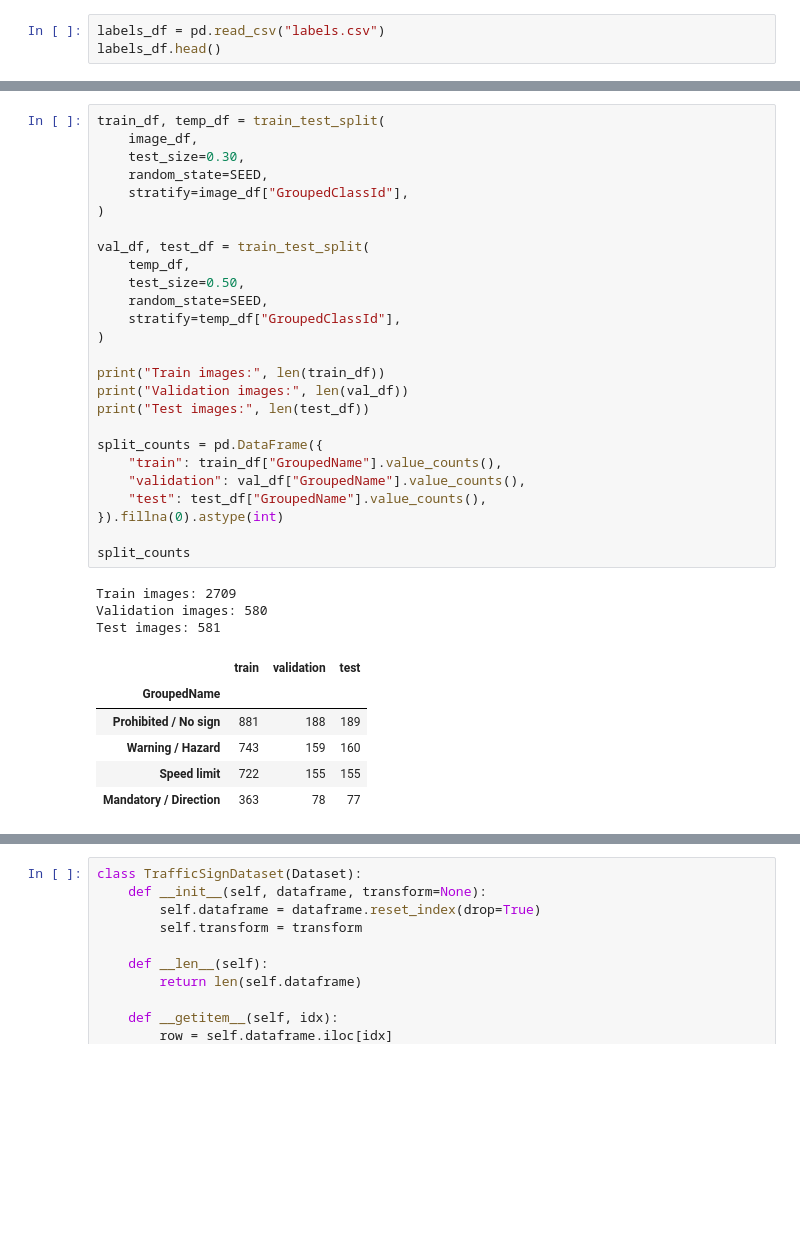
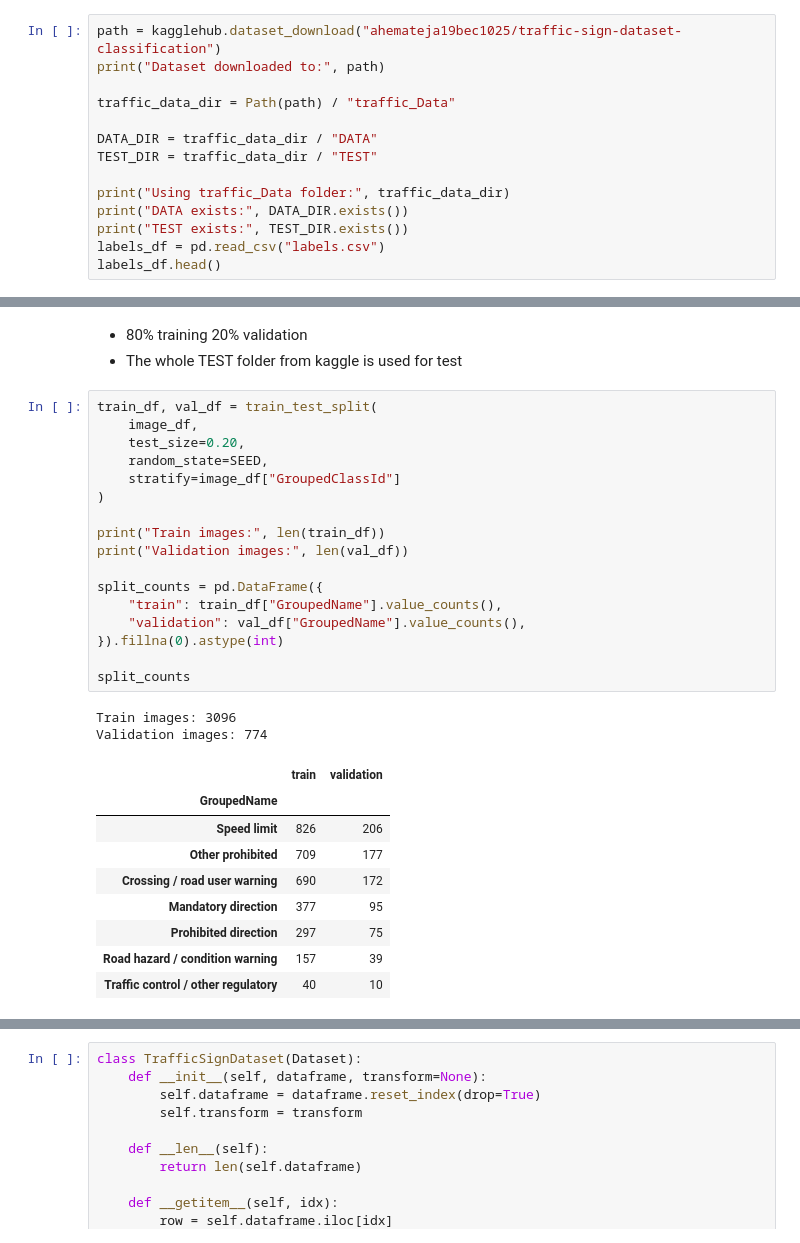
Before and after one commit to toboggann/ProjectT, a Jupyter notebook: py.ipynb, the cells around one changed output, grey strips where cells are left out. Saved outputs shown, nothing was run; the diff lists cells and outputs as text; blank space fills up the shorter version.

```diff
--- a/py.ipynb
+++ b/py.ipynb
@@ -68,4 +53,15 @@ Downloaded dataset to: /Users/thomas/.cache/kagglehub/datasets/ahemateja19bec102
 # %%
+path = kagglehub.dataset_download("ahemateja19bec1025/traffic-sign-dataset-classification")
+print("Dataset downloaded to:", path)
+
+traffic_data_dir = Path(path) / "traffic_Data"
+
+DATA_DIR = traffic_data_dir / "DATA"
+TEST_DIR = traffic_data_dir / "TEST"
+
+print("Using traffic_Data folder:", traffic_data_dir)
+print("DATA exists:", DATA_DIR.exists())
+print("TEST exists:", TEST_DIR.exists())
 labels_df = pd.read_csv("labels.csv")
 labels_df.head()
 # %% [output]
@@ -242,36 +219,33 @@ Grouped labels present: [np.int64(0), np.int64(1), np.int64(2), np.int64(3)]
+# %% [markdown]
+
+- 80% training 20% validation
+- The whole TEST folder from kaggle is used for test
 # %%
-train_df, temp_df = train_test_split(
+train_df, val_df = train_test_split(
     image_df,
-    test_size=0.30,
+    test_size=0.20,
     random_state=SEED,
-    stratify=image_df["GroupedClassId"],
-)
-
-val_df, test_df = train_test_split(
-    temp_df,
-    test_size=0.50,
-    random_state=SEED,
-    stratify=temp_df["GroupedClassId"],
+    stratify=image_df["GroupedClassId"]
 )
 
 print("Train images:", len(train_df))
 print("Validation images:", len(val_df))
-print("Test images:", len(test_df))
 
 split_counts = pd.DataFrame({
     "train": train_df["GroupedName"].value_counts(),
     "validation": val_df["GroupedName"].value_counts(),
-    "test": test_df["GroupedName"].value_counts(),
 }).fillna(0).astype(int)
 
 split_counts
 # %% [output]
-Train images: 2709
-Validation images: 580
-Test images: 581
+Train images: 3096
+Validation images: 774
-|  | train | validation | test |
-| GroupedName |  |  |  |
-| Prohibited / No sign | 881 | 188 | 189 |
-| Warning / Hazard | 743 | 159 | 160 |
-| Speed limit | 722 | 155 | 155 |
-| Mandatory / Direction | 363 | 78 | 77 |
+|  | train | validation |
+| GroupedName |  |  |
+| Speed limit | 826 | 206 |
+| Other prohibited | 709 | 177 |
+| Crossing / road user warning | 690 | 172 |
+| Mandatory direction | 377 | 95 |
+| Prohibited direction | 297 | 75 |
+| Road hazard / condition warning | 157 | 39 |
+| Traffic control / other regulatory | 40 | 10 |
```
Also changed, not shown: parts of 23 cells of this notebook, 2 other files.
